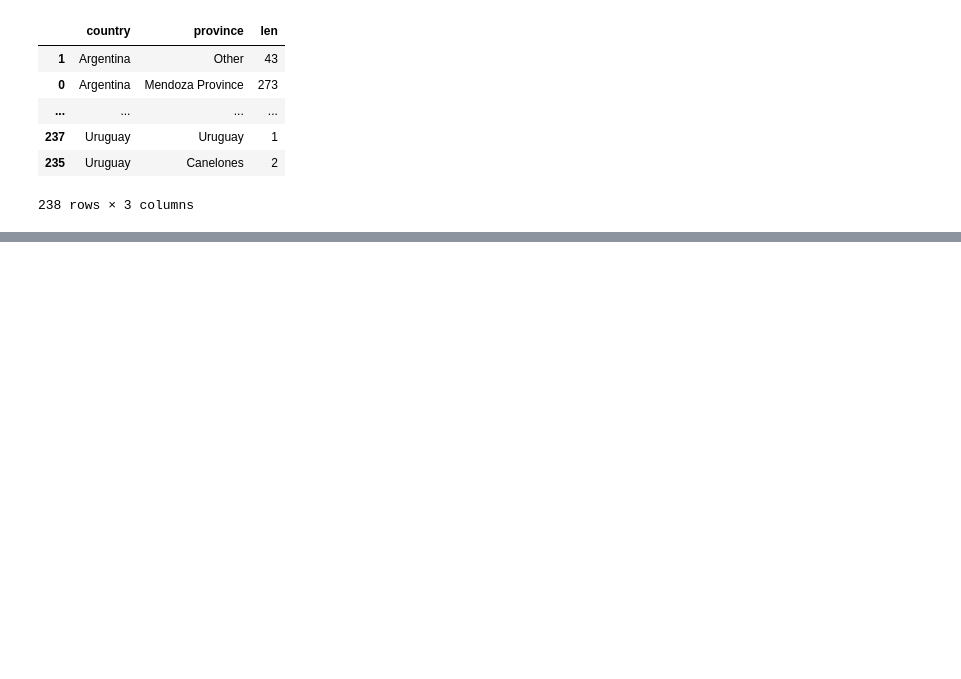
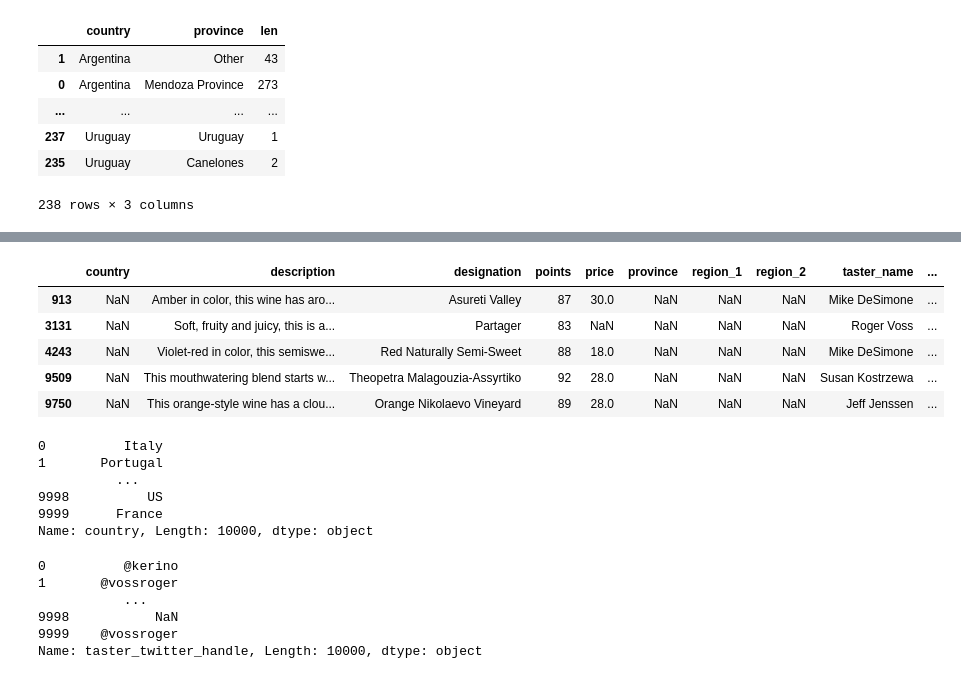
Before and after one commit to bartlomiejnowak94/Python-playground, a Jupyter notebook: Modules/Pandas/modules_pandas.ipynb, the cells around one changed output, grey strips where cells are left out. Drawn from its saved outputs; the diff is of its cells as text; code cells hidden in the pictures; blank space fills up the shorter version.

```diff
--- a/Modules/Pandas/modules_pandas.ipynb
+++ b/Modules/Pandas/modules_pandas.ipynb
@@ -464,0 +504,28 @@ countries_reviewed.sort_values(by=['country', 'len'])
+# %%
+reviews.loc[reviews.country.isnull()]
+# %% [output]
+|  | country | description | designation | points | price | province | region_1 | region_2 | taster_name | ... |
+| 913 | NaN | Amber in color, this wine has aro... | Asureti Valley | 87 | 30.0 | NaN | NaN | NaN | Mike DeSimone | ... |
+| 3131 | NaN | Soft, fruity and juicy, this is a... | Partager | 83 | NaN | NaN | NaN | NaN | Roger Voss | ... |
+| 4243 | NaN | Violet-red in color, this semiswe... | Red Naturally Semi-Sweet | 88 | 18.0 | NaN | NaN | NaN | Mike DeSimone | ... |
+| 9509 | NaN | This mouthwatering blend starts w... | Theopetra Malagouzia-Assyrtiko | 92 | 28.0 | NaN | NaN | NaN | Susan Kostrzewa | ... |
+| 9750 | NaN | This orange-style wine has a clou... | Orange Nikolaevo Vineyard | 89 | 28.0 | NaN | NaN | NaN | Jeff Jenssen | ... |
+# %%
+# fill NaN values
+reviews.country.fillna('Unknown')
+# %% [output]
+0          Italy
+1       Portugal
+          ...
+9998          US
+9999      France
+Name: country, Length: 10000, dtype: object
+# %%
+reviews.taster_twitter_handle.replace('@kerinokeefe','@kerino')
+# %% [output]
+0          @kerino
+1       @vossroger
+           ...
+9998           NaN
+9999    @vossroger
+Name: taster_twitter_handle, Length: 10000, dtype: object
```
Also changed, not shown: parts of 13 cells of this notebook, 1 other file.
